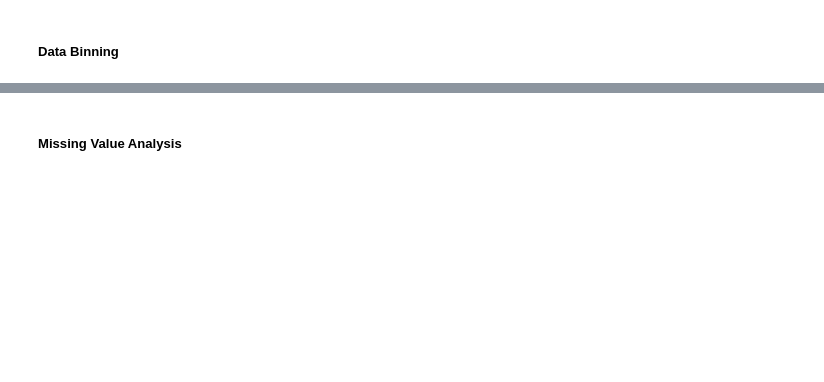
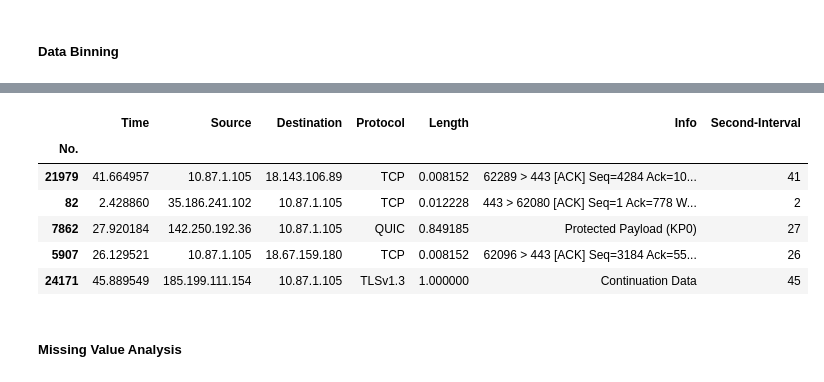
Before and after one commit to RampageousRJ/Network-Traffic-Analysis, a Jupyter notebook: traffic_data.ipynb, the cells around one changed output, grey strips where cells are left out. Cells and saved outputs as stored; diff of their text form; code cells hidden in the pictures; blank space fills up the shorter version.

```diff
--- a/traffic_data.ipynb
+++ b/traffic_data.ipynb
@@ -143,3 +114,14 @@ df
+# %%
+df['Second-Interval'] = [math.floor(i) for i in df['Time']]
+df.sample(5, random_state=420)
+# %% [output]
+|  | Time | Source | Destination | Protocol | Length | Info | Second-Interval |
+| No. |  |  |  |  |  |  |  |
+| 21979 | 41.664957 | 10.87.1.105 | 18.143.106.89 | TCP | 0.008152 | 62289 > 443 [ACK] Seq=4284 Ack=10... | 41 |
+| 82 | 2.428860 | 35.186.241.102 | 10.87.1.105 | TCP | 0.012228 | 443 > 62080 [ACK] Seq=1 Ack=778 W... | 2 |
+| 7862 | 27.920184 | 142.250.192.36 | 10.87.1.105 | QUIC | 0.849185 | Protected Payload (KP0) | 27 |
+| 5907 | 26.129521 | 10.87.1.105 | 18.67.159.180 | TCP | 0.008152 | 62096 > 443 [ACK] Seq=3184 Ack=55... | 26 |
+| 24171 | 45.889549 | 185.199.111.154 | 10.87.1.105 | TLSv1.3 | 1.000000 | Continuation Data | 45 |
 # %% [markdown]
 ##### Missing Value Analysis
 # %%
```
Also changed, not shown: parts of 20 cells of this notebook, 4 other files.
